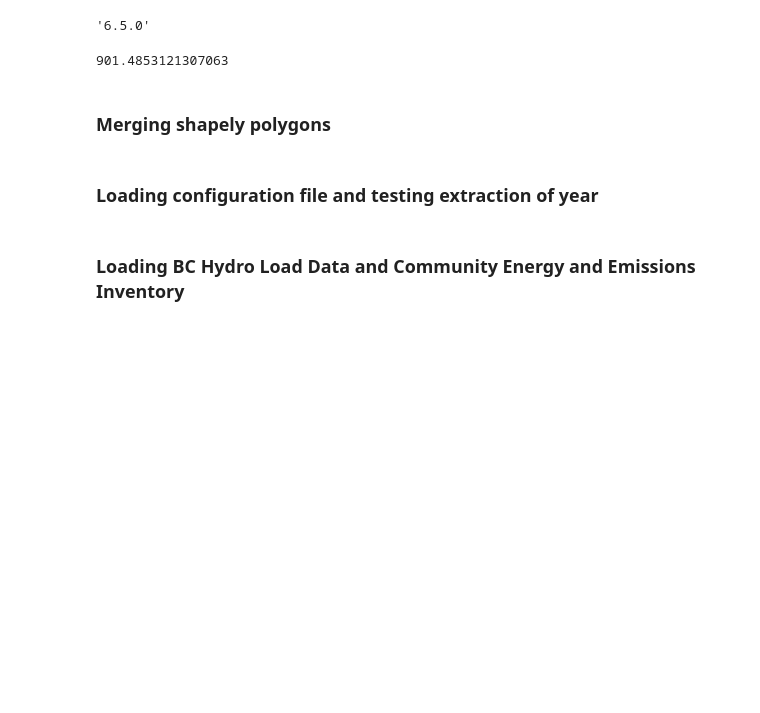
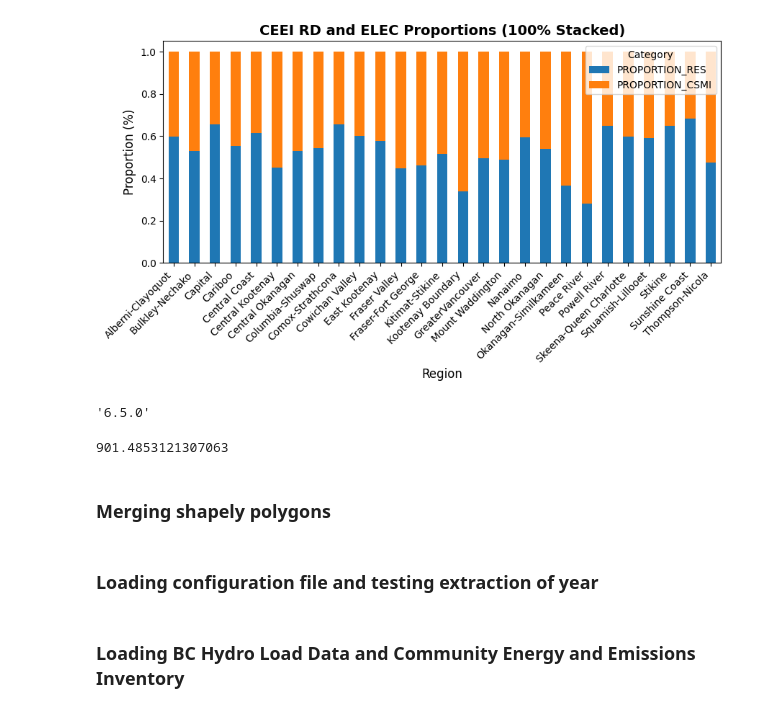
Before and after one commit to DeltaE/PyPSA_BC, a Jupyter notebook: notebooks/playground.ipynb, the cells around one changed output. Saved outputs shown, nothing was run; the diff lists cells and outputs as text; code cells hidden in the pictures; blank space fills up the shorter version.

```diff
--- a/notebooks/playground.ipynb
+++ b/notebooks/playground.ipynb
@@ -1,3 +33,38 @@
+# %%
+import matplotlib.pyplot as plt
+
+# Normalize the proportions to sum to 1 (100%)
+CEEI_ratios_normalized = CEEI_ratios.copy()
+CEEI_ratios_normalized[['PROPORTION_RES', 'PROPORTION_CSMI']] = \
+    CEEI_ratios_normalized[['PROPORTION_RES', 'PROPORTION_CSMI']].div(
+        CEEI_ratios_normalized[['PROPORTION_RES', 'PROPORTION_CSMI']].sum(axis=1), axis=0
+    )
+
+# Define figure and axis
+fig, ax = plt.subplots(figsize=(10, 4))
+
+# Plot 100% stacked bar chart
+CEEI_ratios_normalized.plot(kind='bar', x='REGION', y=['PROPORTION_RES', 'PROPORTION_CSMI'],
+                            stacked=True, ax=ax, color=['#1f77b4', '#ff7f0e'])
+
+# Improve title and labels
+ax.set_title('CEEI RD and ELEC Proportions (100% Stacked)', fontsize=14, fontweight='bold')
+ax.set_xlabel('Region', fontsize=12)
+ax.set_ylabel('Proportion (%)', fontsize=12)
+
+# Rotate x-axis labels for better visibility
+ax.set_xticklabels(ax.get_xticklabels(), rotation=45, ha='right')
+
+# Remove gridlines for a cleaner look
+ax.grid(False)
+
+# Improve legend placement
+ax.legend(title='Category', loc='upper right', fontsize=10)
+
+# Show the plot
+plt.show()
+# %% [output]
+[figure, added]
 # %%
 import geopandas as gpd
 import shapely
```
Also changed, not shown: parts of 3 cells of this notebook, 5 other files.
